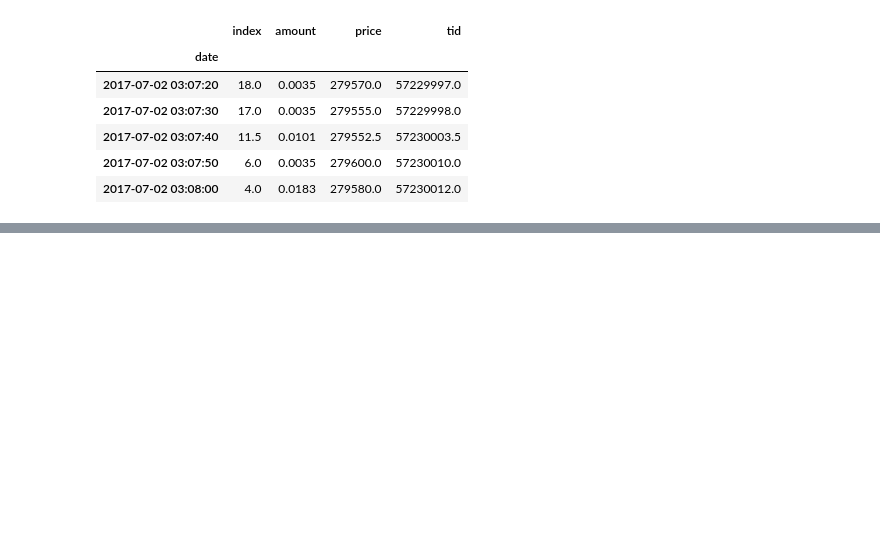
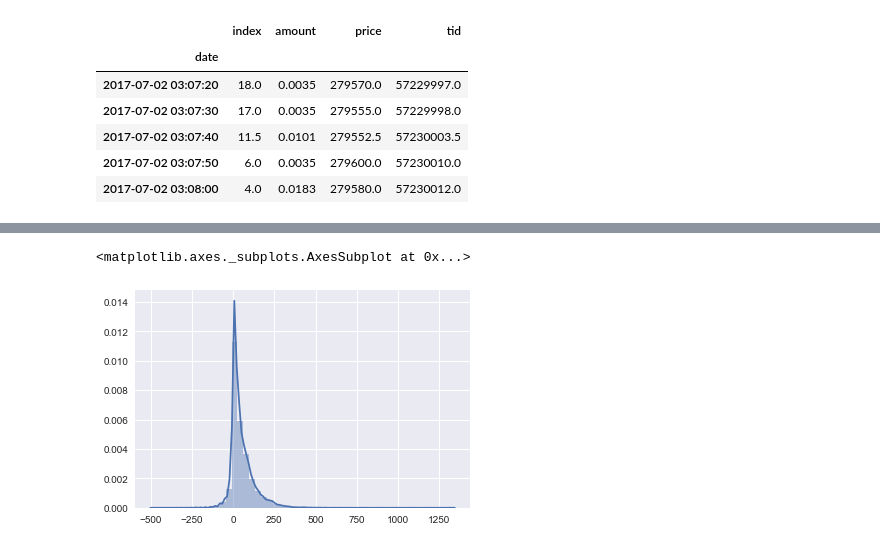
Before and after one commit to pettan0818/zaif_auto_trader, a Jupyter notebook: search_method.ipynb, the cells around one changed output, grey strips where cells are left out. Saved outputs shown, nothing was run; the diff lists cells and outputs as text; code cells hidden in the pictures; blank space fills up the shorter version.

```diff
--- a/search_method.ipynb
+++ b/search_method.ipynb
@@ -75 +85,6 @@ max       915.946115
 dtype: float64
+# %%
+seaborn.distplot(spread.dropna())
+# %% [output]
+<matplotlib.axes._subplots.AxesSubplot at 0x...>
+[figure, added]
```
Also changed, not shown: parts of 18 cells of this notebook.
